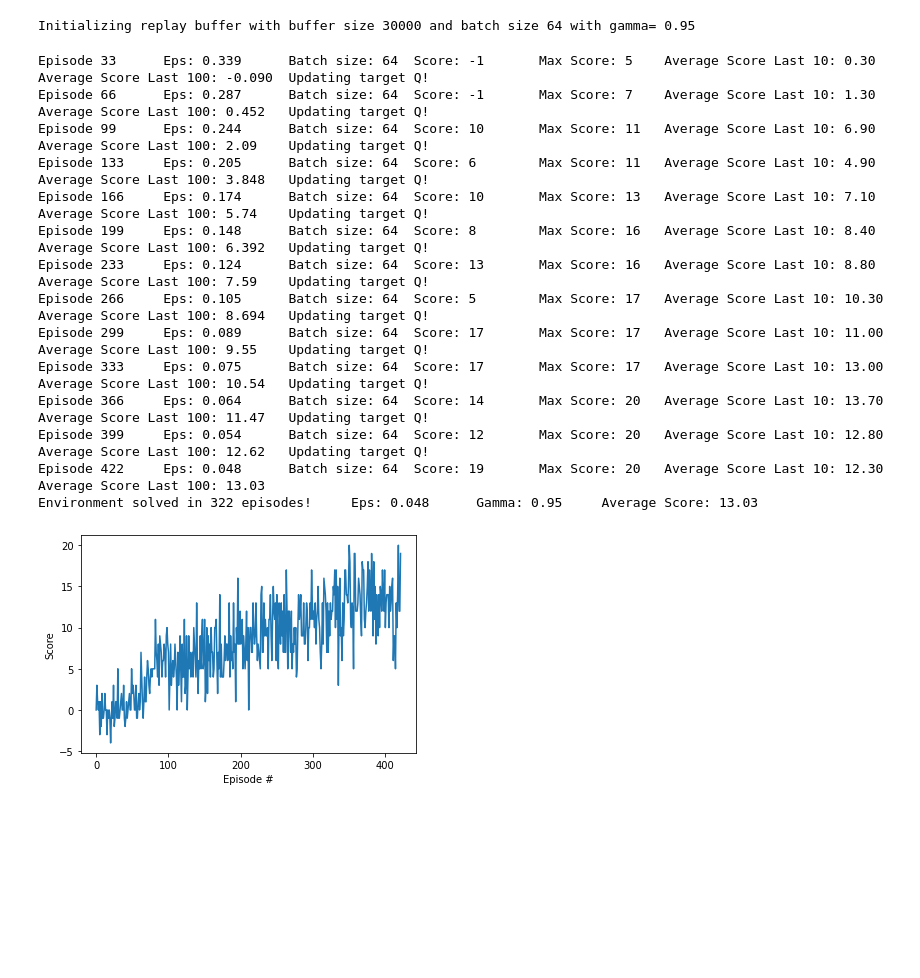
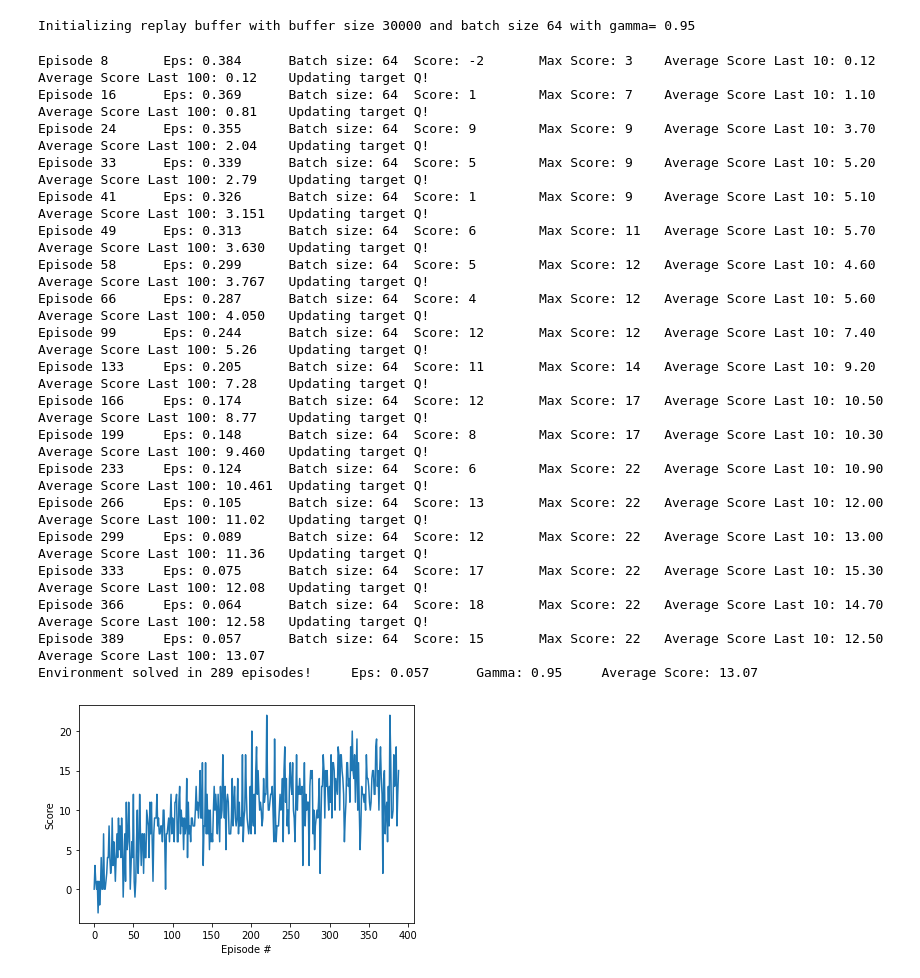
Before and after one commit to aaholmes/navigation, a Jupyter notebook: Navigation.ipynb, the cells around one changed output. Drawn from its saved outputs; the diff is of its cells as text; code cells hidden in the pictures; blank space fills up the shorter version.

Commit message:
Update target Q network more often at the beginning; now solves in 289 episodes

```diff
--- a/Navigation.ipynb
+++ b/Navigation.ipynb
@@ -139,46 +139,51 @@ def dqn(n_episodes=500, max_t=310, eps_start=0.4, eps_end=0.01, eps_decay=0.995,
             state = next_state
             score += reward
             tt += 1
-            if tt % update_target_every == 0:
+            if tt % update_target_every == 0 or (tt < (2 * update_target_every) and tt % (update_target_every / 4) == 0):
                 print("\tUpdating target Q!")
                 agent.hard_update(tt % update_batch_every == 0)
             if done:
                 break
         scores_window.append(score)       # save most recent score
         scores_window_10.append(score)       # save most recent score
         scores.append(score)              # save most recent score
         max_score = max(score, max_score)
         eps = max(eps_end, eps_decay*eps) # decrease epsilon
         print('\rEpisode {}\tEps: {:.3f}\tBatch size: {:d}\tScore: {:d}\tMax Score: {:d}\tAverage Score Last 10: {:.2f}\tAverage Score Last 100: {:.2f}'.format(i_episode, eps, agent.batch_size, int(score), int(max_score), np.mean(scores_window_10), np.mean(scores_window)), end="")
         if np.mean(scores_window)>=13.0:
             print('\nEnvironment solved in {:d} episodes!\tEps: {:.3f}\tGamma: {:.2f}\tAverage Score: {:.2f}'.format(i_episode-100, eps, agent.gamma, np.mean(scores_window)))
             torch.save(agent.qnetwork_local.state_dict(), 'checkpoint.pth')
             break
     return scores
 
 scores = dqn()
 
 # plot the scores
 fig = plt.figure()
 ax = fig.add_subplot(111)
 plt.plot(np.arange(len(scores)), scores)
 plt.ylabel('Score')
 plt.xlabel('Episode #')
 plt.show()
 # 18 min for 500 episodes
 # %% [output]
-Episode 33      Eps: 0.339      Batch size: 64  Score: -1       Max Score: 5    Average Score Last 10: 0.30     Average Score Last 100: -0.090  Updating target Q!
-Episode 66      Eps: 0.287      Batch size: 64  Score: -1       Max Score: 7    Average Score Last 10: 1.30     Average Score Last 100: 0.452   Updating target Q!
-Episode 99      Eps: 0.244      Batch size: 64  Score: 10       Max Score: 11   Average Score Last 10: 6.90     Average Score Last 100: 2.09    Updating target Q!
-Episode 133     Eps: 0.205      Batch size: 64  Score: 6        Max Score: 11   Average Score Last 10: 4.90     Average Score Last 100: 3.848   Updating target Q!
-Episode 166     Eps: 0.174      Batch size: 64  Score: 10       Max Score: 13   Average Score Last 10: 7.10     Average Score Last 100: 5.74    Updating target Q!
-Episode 199     Eps: 0.148      Batch size: 64  Score: 8        Max Score: 16   Average Score Last 10: 8.40     Average Score Last 100: 6.392   Updating target Q!
-Episode 233     Eps: 0.124      Batch size: 64  Score: 13       Max Score: 16   Average Score Last 10: 8.80     Average Score Last 100: 7.59    Updating target Q!
-Episode 266     Eps: 0.105      Batch size: 64  Score: 5        Max Score: 17   Average Score Last 10: 10.30    Average Score Last 100: 8.694   Updating target Q!
-Episode 299     Eps: 0.089      Batch size: 64  Score: 17       Max Score: 17   Average Score Last 10: 11.00    Average Score Last 100: 9.55    Updating target Q!
-Episode 333     Eps: 0.075      Batch size: 64  Score: 17       Max Score: 17   Average Score Last 10: 13.00    Average Score Last 100: 10.54   Updating target Q!
-Episode 366     Eps: 0.064      Batch size: 64  Score: 14       Max Score: 20   Average Score Last 10: 13.70    Average Score Last 100: 11.47   Updating target Q!
-Episode 399     Eps: 0.054      Batch size: 64  Score: 12       Max Score: 20   Average Score Last 10: 12.80    Average Score Last 100: 12.62   Updating target Q!
-Episode 422     Eps: 0.048      Batch size: 64  Score: 19       Max Score: 20   Average Score Last 10: 12.30    Average Score Last 100: 13.03
-Environment solved in 322 episodes!     Eps: 0.048      Gamma: 0.95     Average Score: 13.03
+Episode 8       Eps: 0.384      Batch size: 64  Score: -2       Max Score: 3    Average Score Last 10: 0.12     Average Score Last 100: 0.12    Updating target Q!
+Episode 16      Eps: 0.369      Batch size: 64  Score: 1        Max Score: 7    Average Score Last 10: 1.10     Average Score Last 100: 0.81    Updating target Q!
+Episode 24      Eps: 0.355      Batch size: 64  Score: 9        Max Score: 9    Average Score Last 10: 3.70     Average Score Last 100: 2.04    Updating target Q!
+Episode 33      Eps: 0.339      Batch size: 64  Score: 5        Max Score: 9    Average Score Last 10: 5.20     Average Score Last 100: 2.79    Updating target Q!
+Episode 41      Eps: 0.326      Batch size: 64  Score: 1        Max Score: 9    Average Score Last 10: 5.10     Average Score Last 100: 3.151   Updating target Q!
+Episode 49      Eps: 0.313      Batch size: 64  Score: 6        Max Score: 11   Average Score Last 10: 5.70     Average Score Last 100: 3.630   Updating target Q!
+Episode 58      Eps: 0.299      Batch size: 64  Score: 5        Max Score: 12   Average Score Last 10: 4.60     Average Score Last 100: 3.767   Updating target Q!
+Episode 66      Eps: 0.287      Batch size: 64  Score: 4        Max Score: 12   Average Score Last 10: 5.60     Average Score Last 100: 4.050   Updating target Q!
+Episode 99      Eps: 0.244      Batch size: 64  Score: 12       Max Score: 12   Average Score Last 10: 7.40     Average Score Last 100: 5.26    Updating target Q!
+Episode 133     Eps: 0.205      Batch size: 64  Score: 11       Max Score: 14   Average Score Last 10: 9.20     Average Score Last 100: 7.28    Updating target Q!
+Episode 166     Eps: 0.174      Batch size: 64  Score: 12       Max Score: 17   Average Score Last 10: 10.50    Average Score Last 100: 8.77    Updating target Q!
+Episode 199     Eps: 0.148      Batch size: 64  Score: 8        Max Score: 17   Average Score Last 10: 10.30    Average Score Last 100: 9.460   Updating target Q!
+Episode 233     Eps: 0.124      Batch size: 64  Score: 6        Max Score: 22   Average Score Last 10: 10.90    Average Score Last 100: 10.461  Updating target Q!
+Episode 266     Eps: 0.105      Batch size: 64  Score: 13       Max Score: 22   Average Score Last 10: 12.00    Average Score Last 100: 11.02   Updating target Q!
+Episode 299     Eps: 0.089      Batch size: 64  Score: 12       Max Score: 22   Average Score Last 10: 13.00    Average Score Last 100: 11.36   Updating target Q!
+Episode 333     Eps: 0.075      Batch size: 64  Score: 17       Max Score: 22   Average Score Last 10: 15.30    Average Score Last 100: 12.08   Updating target Q!
+Episode 366     Eps: 0.064      Batch size: 64  Score: 18       Max Score: 22   Average Score Last 10: 14.70    Average Score Last 100: 12.58   Updating target Q!
+Episode 389     Eps: 0.057      Batch size: 64  Score: 15       Max Score: 22   Average Score Last 10: 12.50    Average Score Last 100: 13.07
+Environment solved in 289 episodes!     Eps: 0.057      Gamma: 0.95     Average Score: 13.07
-[figure, old version]
+[figure, new version]
```
